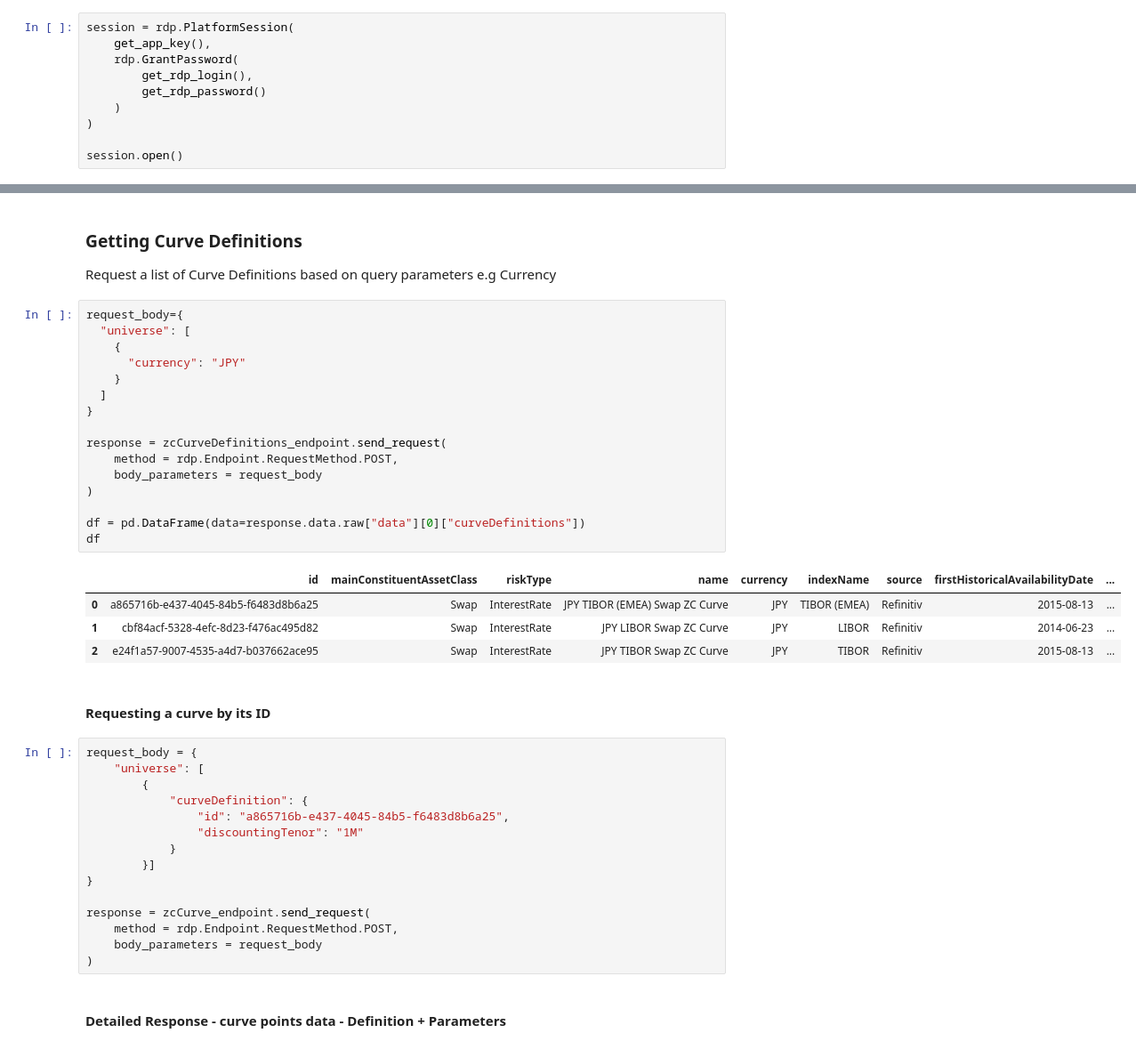
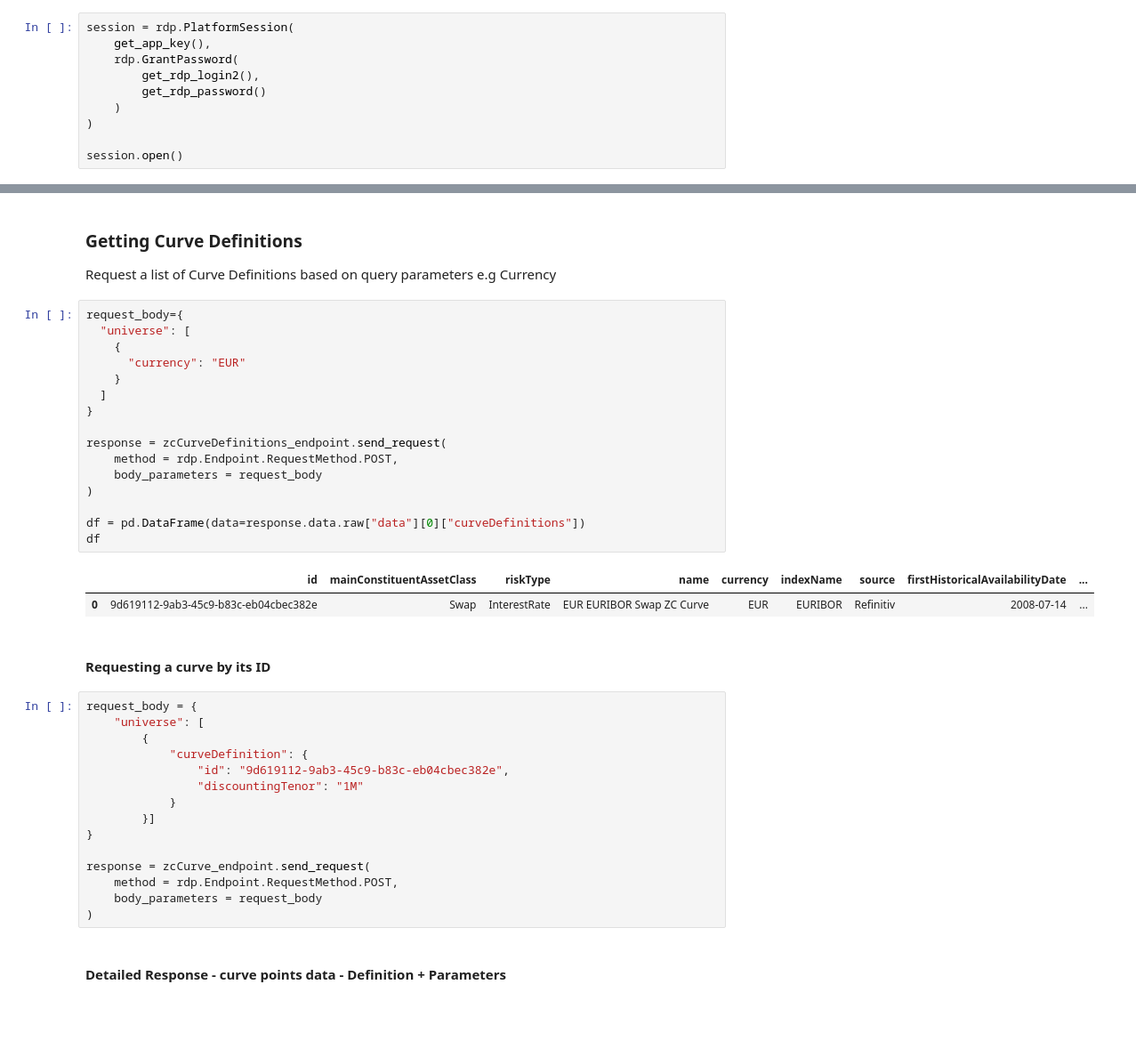
Before and after one commit to LSEG-API-Samples/Article.RDPLibrary.Python.VolatilitySurfaces_Curves, a Jupyter notebook: ZC Curves Webinar.ipynb, the cells around one changed output, grey strips where cells are left out. Shown: that part at 89% size. Saved outputs shown, nothing was run; the diff lists cells and outputs as text; blank space fills up the shorter version.

```diff
--- a/ZC Curves Webinar.ipynb
+++ b/ZC Curves Webinar.ipynb
@@ -17,7 +17,7 @@ import pandas as pd
 session = rdp.PlatformSession(
     get_app_key(),
     rdp.GrantPassword(
-        get_rdp_login(),
+        get_rdp_login2(),
         get_rdp_password()
     )
 )
@@ -39,24 +39,22 @@ Request a list of Curve Definitions based on query parameters e.g Currency
 # %%
 request_body={
   "universe": [
     {
-      "currency": "JPY"
+      "currency": "EUR"
     }
   ]
 }
 
 response = zcCurveDefinitions_endpoint.send_request(
     method = rdp.Endpoint.RequestMethod.POST,
     body_parameters = request_body
 )
 
 df = pd.DataFrame(data=response.data.raw["data"][0]["curveDefinitions"])
 df
 # %% [output]
 |  | id | mainConstituentAssetClass | riskType | name | currency | indexName | source | firstHistoricalAvailabilityDate | ... |
-| 0 | a865716b-e437-4045-84b5-f6483d8b6a25 | Swap | InterestRate | JPY TIBOR (EMEA) Swap ZC Curve | JPY | TIBOR (EMEA) | Refinitiv | 2015-08-13 | ... |
-| 1 | cbf84acf-5328-4efc-8d23-f476ac495d82 | Swap | InterestRate | JPY LIBOR Swap ZC Curve | JPY | LIBOR | Refinitiv | 2014-06-23 | ... |
-| 2 | e24f1a57-9007-4535-a4d7-b037662ace95 | Swap | InterestRate | JPY TIBOR Swap ZC Curve | JPY | TIBOR | Refinitiv | 2015-08-13 | ... |
+| 0 | 9d619112-9ab3-45c9-b83c-eb04cbec382e | Swap | InterestRate | EUR EURIBOR Swap ZC Curve | EUR | EURIBOR | Refinitiv | 2008-07-14 | ... |
 # %% [markdown]
 #### Requesting a curve by its ID
 # %%
@@ -64,7 +62,7 @@ request_body = {
     "universe": [
         {
             "curveDefinition": {
-                "id": "a865716b-e437-4045-84b5-f6483d8b6a25",
+                "id": "9d619112-9ab3-45c9-b83c-eb04cbec382e",
                 "discountingTenor": "1M"
             }
         }]
```
Also changed, not shown: parts of 15 cells of this notebook.
